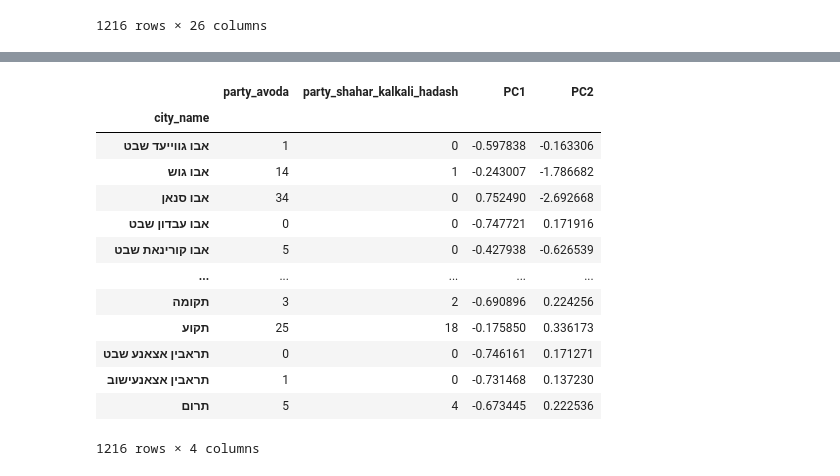
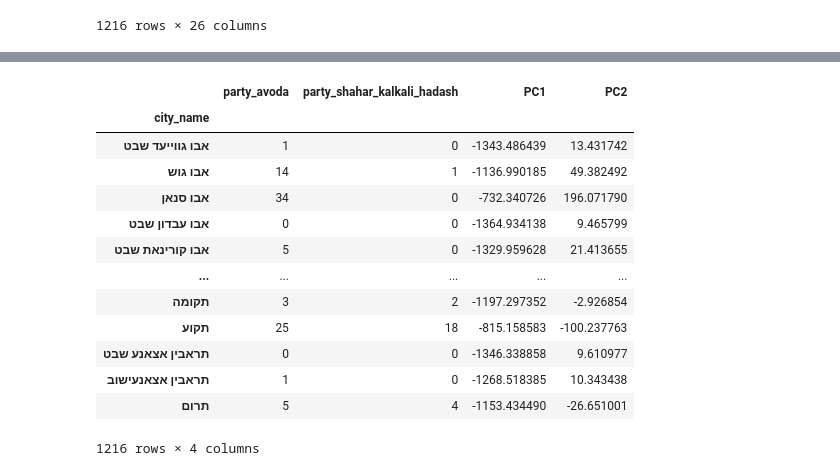
Before and after one commit to yossef-cohen/Data_Manipulation_With_Pandas, a Jupyter notebook: temp.ipynb, the cells around one changed output, grey strips where cells are left out. Saved outputs shown, nothing was run; the diff lists cells and outputs as text; code cells hidden in the pictures.

```diff
--- a/temp.ipynb
+++ b/temp.ipynb
@@ -60,6 +103,16 @@ Removed the columns that are below the threshold
 # %%
 def remove_sparse_columns(df: pd.DataFrame, threshold: int) -> pd.DataFrame:
-     return df[df.sum()[df.sum() > threshold].index]
+    """
+    Remove columns in the DataFrame where the sum of values is below a specified threshold.
+
+    :param df: pd.DataFrame - The input DataFrame.
+    :param threshold: int - The minimum sum of values for a column to be kept.
+    :return: pd.DataFrame - A DataFrame with sparse columns removed.
+
+    Notes:
+    - Retains only the columns where the sum of values exceeds the given threshold.
+    """
+    return df[df.sum()[df.sum() > threshold].index]
 # %%
 result = remove_sparse_columns(aggregated_df, threshold=1000)
 result
@@ -83,20 +138,70 @@ result
 # %%
+def dimensionality_reduction(df: pd.DataFrame, num_components: int, meta_columns: list[str]) -> pd.DataFrame:
+    """
+    Perform dimensionality reduction (manual PCA) on a DataFrame.
+
+    :param df: pd.DataFrame - The input DataFrame.
+    :param num_components: int - Number of principal components to retain.
+    :param meta_columns: list[str] - List of metadata columns that should not be transformed.
+    :return: pd.DataFrame - DataFrame with the metadata and reduced components.
+    """
+    # Extract metadata columns and remove them from the DataFrame
+    metadata = df[meta_columns]
+    metadata_removed = df.drop(columns=meta_columns)
+
+    # Fill missing values with column mean
+    metadata_removed = metadata_removed.fillna(metadata_removed.mean())
+
+    # Standardize data (zero mean)
+    df_standardized = metadata_removed - metadata_removed.mean()
+
+    # Convert standardized DataFrame to NumPy array
+    standardized_array = df_standardized.to_numpy()
+
+    # Calculate covariance matrix
+    cov_matrix = np.cov(standardized_array, rowvar=False)
+
+    # Calculate eigenvalues and eigenvectors
+    eig_values, eig_vectors = np.linalg.eigh(cov_matrix)
+
+    # Sort eigenvalues and eigenvectors in descending order
+    sorted_indexes = np.argsort(eig_values)[::-1]
+    sorted_eig_vectors = eig_vectors[:, sorted_indexes]
+
+    # Select top eigenvectors according to the number of components
+    top_eig_vectors = sorted_eig_vectors[:, :num_components]
+
+    # Project the data into the lower-dimensional space
+    reduced_data_array = standardized_array @ top_eig_vectors
+
+    # Create new column names for principal components
+    column_names = [f"PC{i + 1}" for i in range(num_components)]
+    reduced_df = pd.DataFrame(reduced_data_array, columns=column_names, index=df_standardized.index)
+
+    # Combine metadata with the reduced data
+    final_df = pd.concat([metadata, reduced_df], axis=1)
+
+    return final_df
+
+
+
+
 meta_columns_list = ['party_avoda', "party_shahar_kalkali_hadash"]
 manual_pca_df_from_file = dimensionality_reduction(result, 2, meta_columns_list)
 manual_pca_df_from_file
 # %% [output]
 |  | party_avoda | party_shahar_kalkali_hadash | PC1 | PC2 |
 | city_name |  |  |  |  |
-| אבו גווייעד שבט | 1 | 0 | -0.597838 | -0.163306 |
-| אבו גוש | 14 | 1 | -0.243007 | -1.786682 |
-| אבו סנאן | 34 | 0 | 0.752490 | -2.692668 |
-| אבו עבדון שבט | 0 | 0 | -0.747721 | 0.171916 |
-| אבו קורינאת שבט | 5 | 0 | -0.427938 | -0.626539 |
+| אבו גווייעד שבט | 1 | 0 | -1343.486439 | 13.431742 |
+| אבו גוש | 14 | 1 | -1136.990185 | 49.382492 |
+| אבו סנאן | 34 | 0 | -732.340726 | 196.071790 |
+| אבו עבדון שבט | 0 | 0 | -1364.934138 | 9.465799 |
+| אבו קורינאת שבט | 5 | 0 | -1329.959628 | 21.413655 |
 | ... | ... | ... | ... | ... |
-| תקומה | 3 | 2 | -0.690896 | 0.224256 |
-| תקוע | 25 | 18 | -0.175850 | 0.336173 |
-| תראבין אצאנע שבט | 0 | 0 | -0.746161 | 0.171271 |
-| תראבין אצאנעישוב | 1 | 0 | -0.731468 | 0.137230 |
-| תרום | 5 | 4 | -0.673445 | 0.222536 |
+| תקומה | 3 | 2 | -1197.297352 | -2.926854 |
+| תקוע | 25 | 18 | -815.158583 | -100.237763 |
+| תראבין אצאנע שבט | 0 | 0 | -1346.338858 | 9.610977 |
+| תראבין אצאנעישוב | 1 | 0 | -1268.518385 | 10.343438 |
+| תרום | 5 | 4 | -1153.434490 | -26.651001 |
 1216 rows × 4 columns
 # %% [markdown]
```
Also changed, not shown: parts of 11 cells of this notebook, 7 other files.
